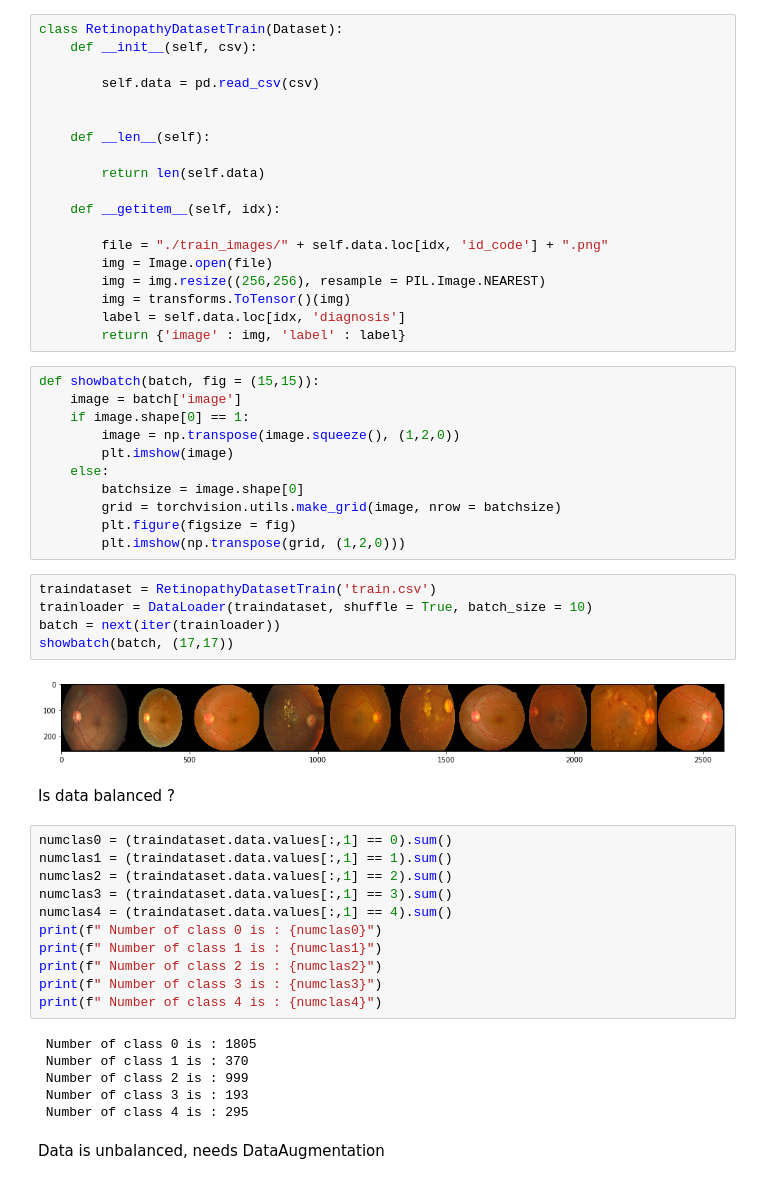
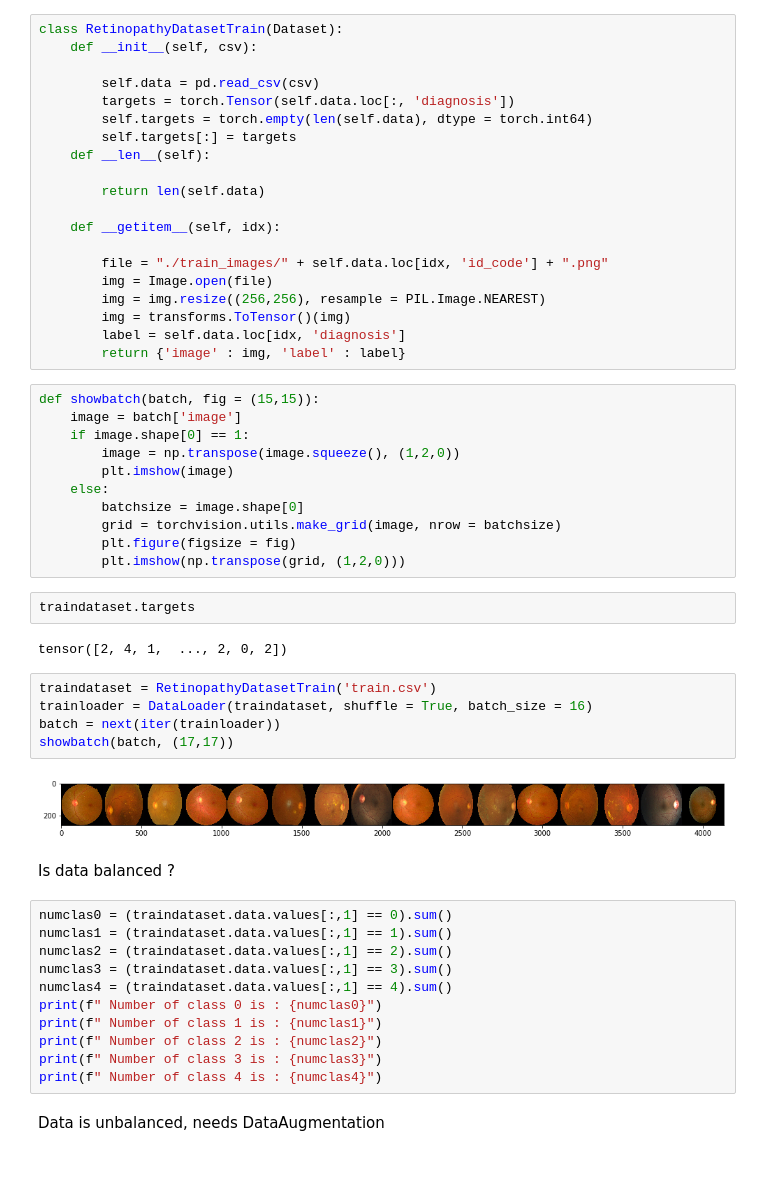
Before and after one commit to giorgikanchaveli/APTOS-2019-Blindness-Detection, a Jupyter notebook: kagglev2.ipynb, the cells around one changed output. Drawn from its saved outputs; the diff is of its cells as text.

```diff
--- a/kagglev2.ipynb
+++ b/kagglev2.ipynb
@@ -29,8 +29,9 @@ class RetinopathyDatasetTrain(Dataset):
     def __init__(self, csv):
 
         self.data = pd.read_csv(csv)
-
-
+        targets = torch.Tensor(self.data.loc[:, 'diagnosis'])
+        self.targets = torch.empty(len(self.data), dtype = torch.int64)
+        self.targets[:] = targets
     def __len__(self):
 
         return len(self.data)
@@ -54,13 +55,17 @@ def showbatch(batch, fig = (15,15)):
         grid = torchvision.utils.make_grid(image, nrow = batchsize)
         plt.figure(figsize = fig)
         plt.imshow(np.transpose(grid, (1,2,0)))
+# %%
+traindataset.targets
+# %% [output]
+tensor([2, 4, 1,  ..., 2, 0, 2])
 # %%
 traindataset = RetinopathyDatasetTrain('train.csv')
-trainloader = DataLoader(traindataset, shuffle = True, batch_size = 10)
+trainloader = DataLoader(traindataset, shuffle = True, batch_size = 16)
 batch = next(iter(trainloader))
 showbatch(batch, (17,17))
 # %% [output]
-[figure, old version]
+[figure, new version]
 # %% [markdown]
 Is data balanced ?
 # %%
@@ -74,12 +79,6 @@ print(f" Number of class 1 is : {numclas1}")
 print(f" Number of class 2 is : {numclas2}")
 print(f" Number of class 3 is : {numclas3}")
 print(f" Number of class 4 is : {numclas4}")
-# %% [output]
- Number of class 0 is : 1805
- Number of class 1 is : 370
- Number of class 2 is : 999
- Number of class 3 is : 193
- Number of class 4 is : 295
 # %% [markdown]
 Data is unbalanced, needs DataAugmentation
 # %% [markdown]
```
Also changed, not shown: parts of 3 cells of this notebook.
